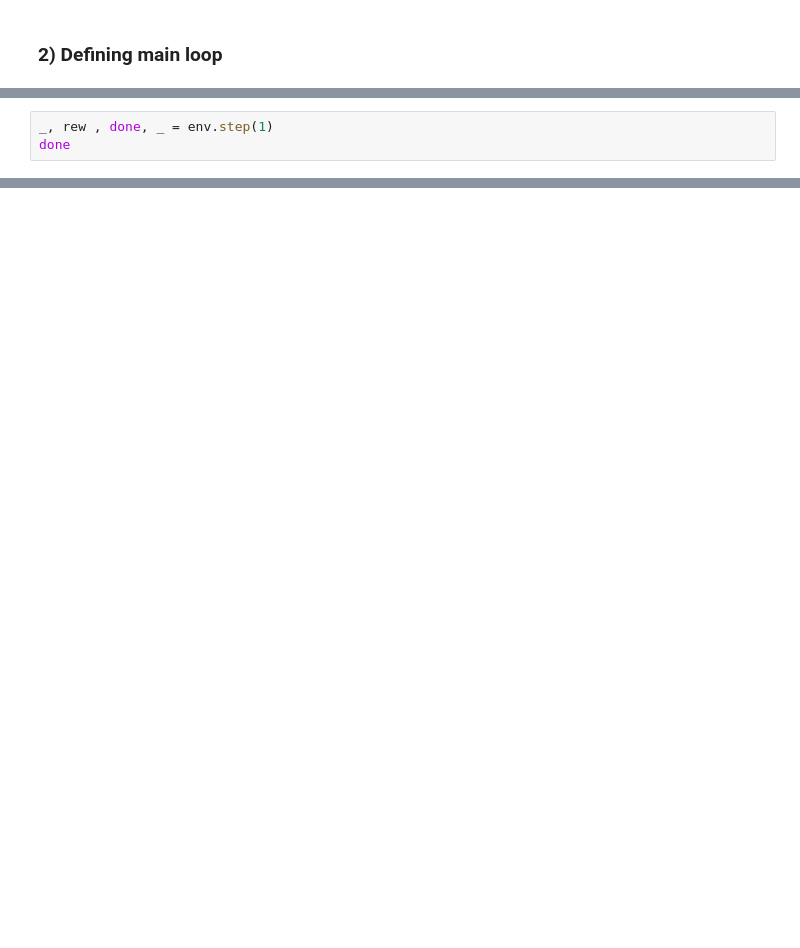
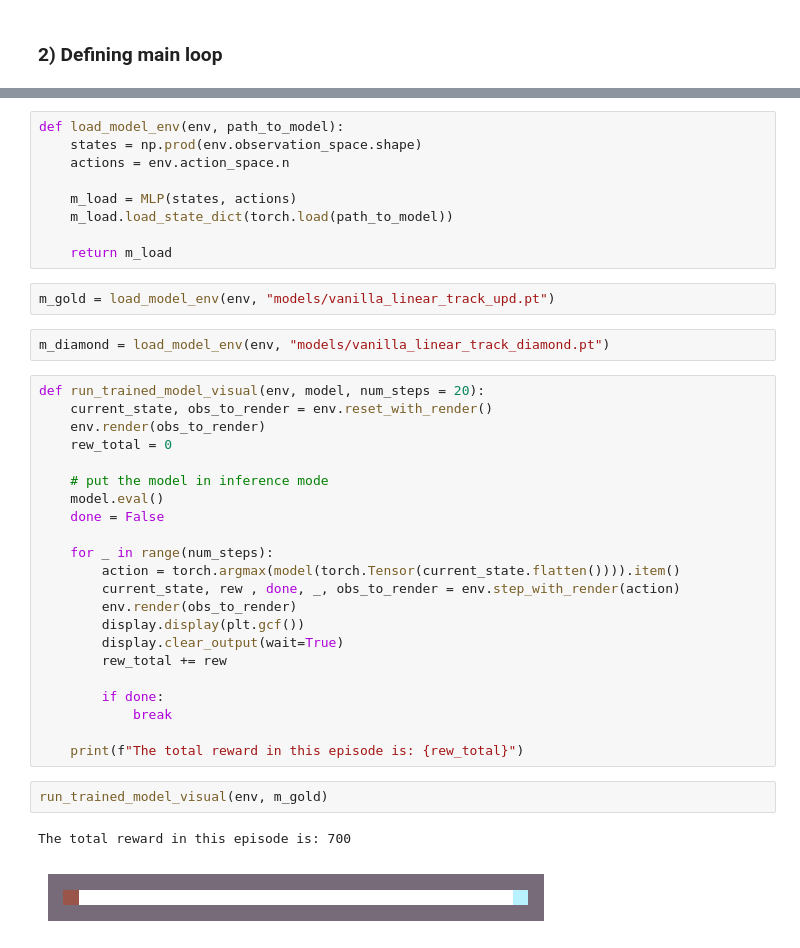
Before and after one commit to ahmedtarek-/Deep-Q-Learning, a Jupyter notebook: deep_q_learning_arina.ipynb, the cells around one changed output, grey strips where cells are left out. Saved outputs shown, nothing was run; the diff lists cells and outputs as text; blank space fills up the shorter version.

```diff
--- a/deep_q_learning_arina.ipynb
+++ b/deep_q_learning_arina.ipynb
@@ -286,3 +272,0 @@ def the_loop(model, env, num_episodes=50, policy=eps_greedy):
-# %%
-_, rew , done, _ = env.step(1)
-done
@@ -290,0 +305,40 @@ False
+# %%
+def load_model_env(env, path_to_model):
+    states = np.prod(env.observation_space.shape)
+    actions = env.action_space.n
+
+    m_load = MLP(states, actions)
+    m_load.load_state_dict(torch.load(path_to_model))
+
+    return m_load
+# %%
+m_gold = load_model_env(env, "models/vanilla_linear_track_upd.pt")
+# %%
+m_diamond = load_model_env(env, "models/vanilla_linear_track_diamond.pt")
+# %%
+def run_trained_model_visual(env, model, num_steps = 20):
+    current_state, obs_to_render = env.reset_with_render()
+    env.render(obs_to_render)
+    rew_total = 0
+
+    # put the model in inference mode
+    model.eval()
+    done = False
+
+    for _ in range(num_steps):
+        action = torch.argmax(model(torch.Tensor(current_state.flatten()))).item()
+        current_state, rew , done, _, obs_to_render = env.step_with_render(action)
+        env.render(obs_to_render)
+        display.display(plt.gcf())
+        display.clear_output(wait=True)
+        rew_total += rew
+
+        if done:
+            break
+
+    print(f"The total reward in this episode is: {rew_total}")
+# %%
+run_trained_model_visual(env, m_gold)
+# %% [output]
+The total reward in this episode is: 700
+[figure, added]
```
Also changed, not shown: parts of 23 cells of this notebook, 1 other file.
